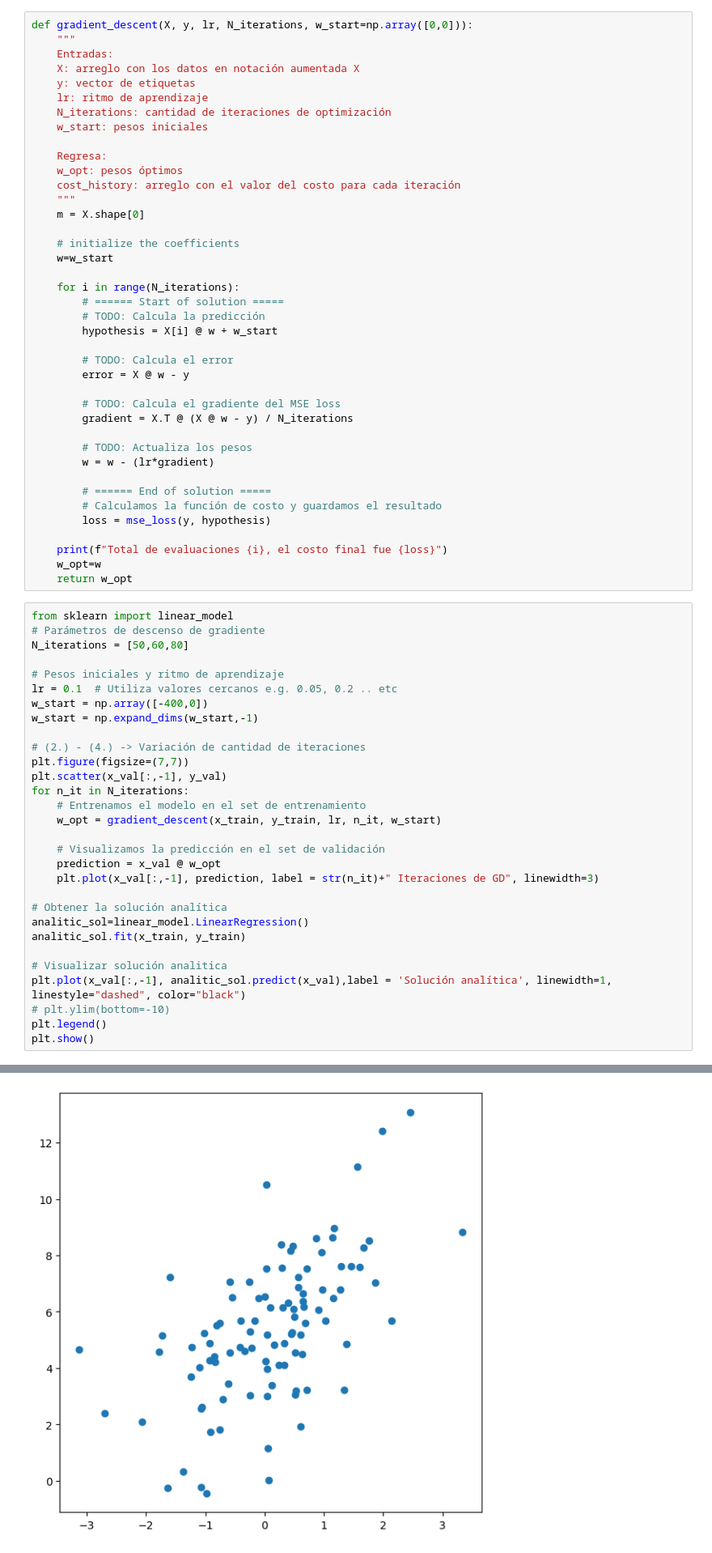
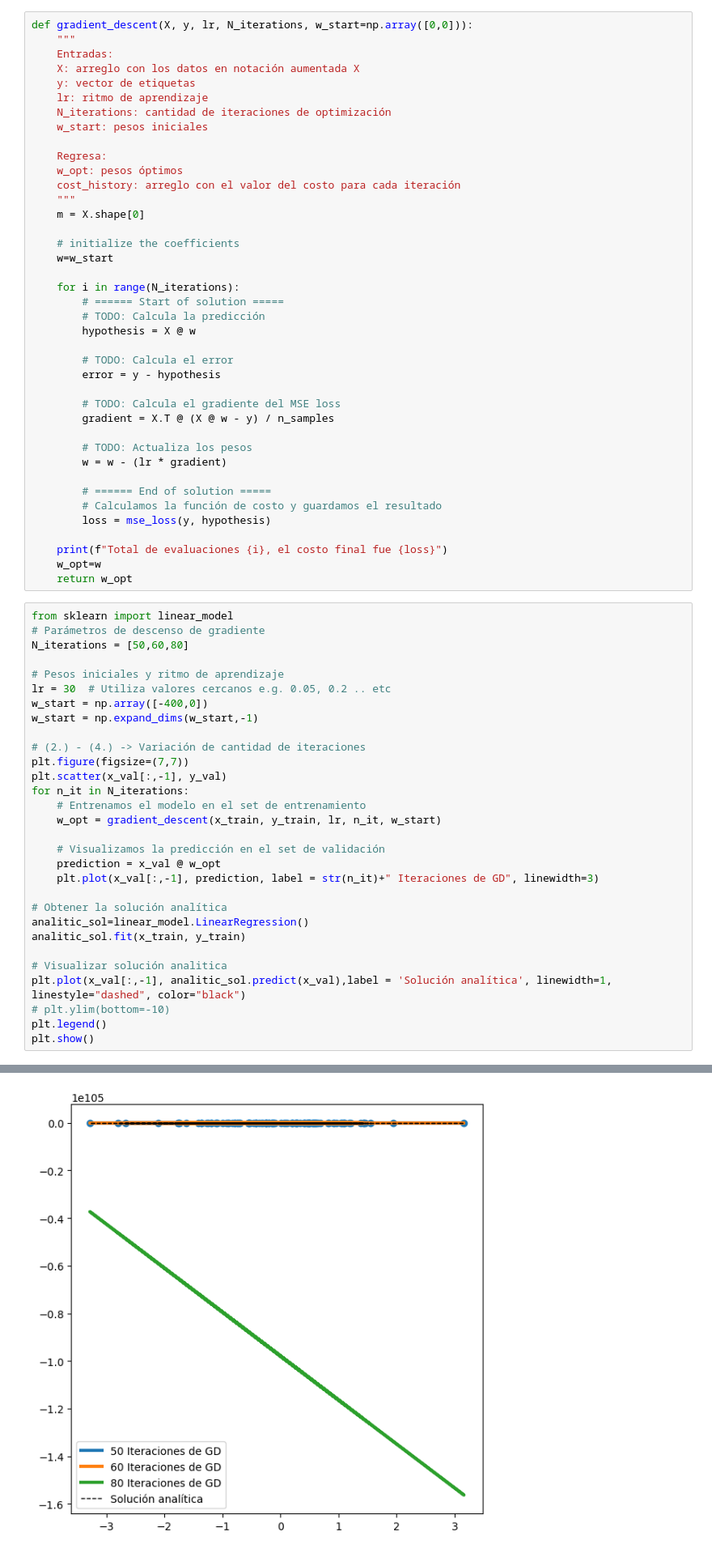
Before and after one commit to analuciarojas/ML23_Nasa2.0, a Jupyter notebook: ml23/ejercicio_1_LinearReg/gradient_descent.ipynb, the cells around one changed output, grey strips where cells are left out. Shown: that part at 81% size. Cells and saved outputs as stored; diff of their text form.

Commit message:
gradient descend terminado

```diff
--- a/ml23/ejercicio_1_LinearReg/gradient_descent.ipynb
+++ b/ml23/ejercicio_1_LinearReg/gradient_descent.ipynb
@@ -194,16 +194,16 @@ def gradient_descent(X, y, lr, N_iterations, w_start=np.array([0,0])):
     for i in range(N_iterations):
         # ====== Start of solution =====
         # TODO: Calcula la predicción
-        hypothesis = X[i] @ w + w_start
+        hypothesis = X @ w
 
         # TODO: Calcula el error
-        error = X @ w - y
+        error = y - hypothesis
 
         # TODO: Calcula el gradiente del MSE loss
-        gradient = X.T @ (X @ w - y) / N_iterations
+        gradient = X.T @ (X @ w - y) / n_samples
 
         # TODO: Actualiza los pesos
-        w = w - (lr*gradient)
+        w = w - (lr * gradient)
 
         # ====== End of solution =====
         # Calculamos la función de costo y guardamos el resultado
@@ -218,7 +218,7 @@ from sklearn import linear_model
 N_iterations = [50,60,80]
 
 # Pesos iniciales y ritmo de aprendizaje
-lr = 0.1  # Utiliza valores cercanos e.g. 0.05, 0.2 .. etc
+lr = 30  # Utiliza valores cercanos e.g. 0.05, 0.2 .. etc
 w_start = np.array([-400,0])
 w_start = np.expand_dims(w_start,-1)
 
@@ -247,3 +249,3 @@ ValueError: operands could not be broadcast together with shapes (200,1) (2,1)
-[figure, old version]
+[figure, new version]
 # %% [markdown]
 <b>TODO: Contesta las siguientes preguntas</b>
```
Also changed, not shown: parts of 5 cells of this notebook.
